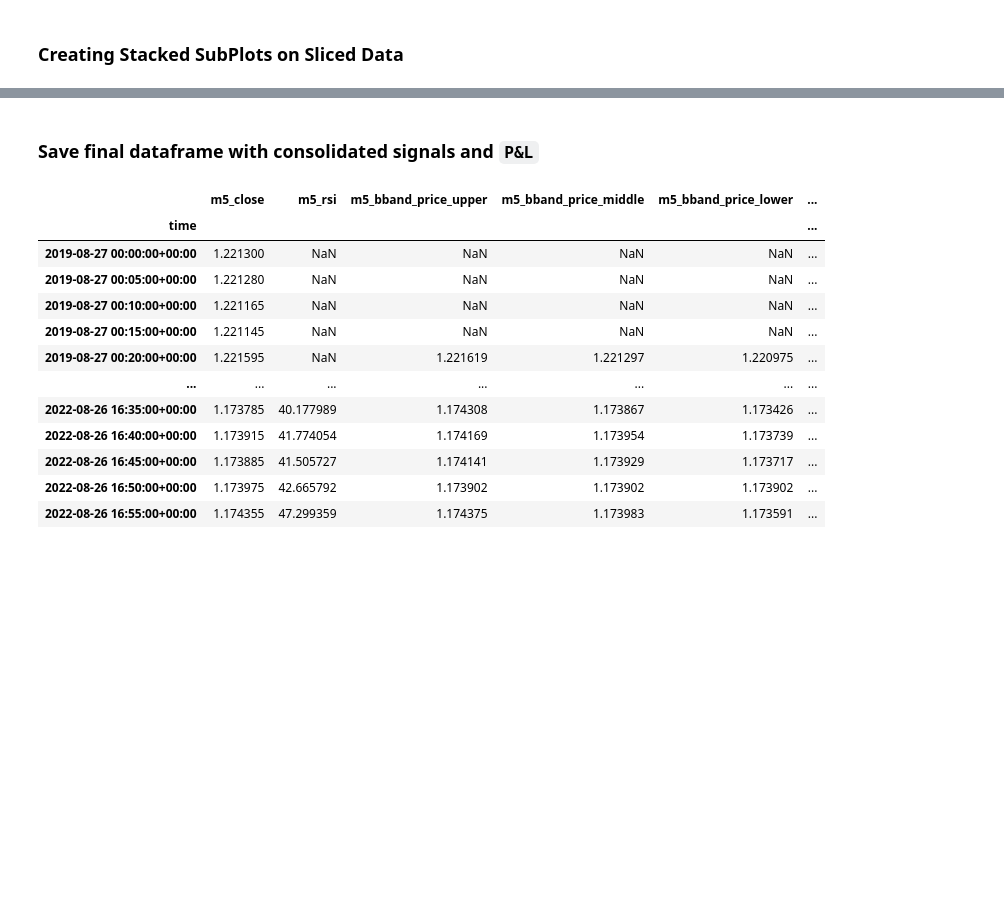
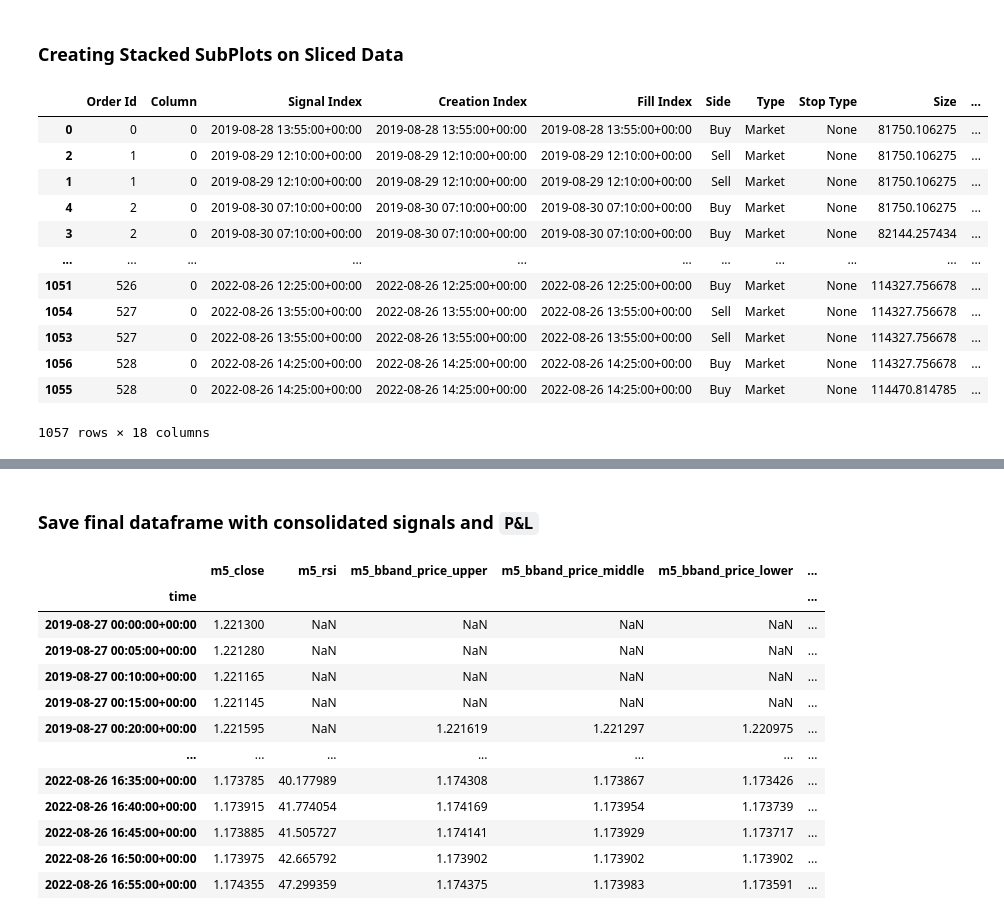
Before and after one commit to webclinic017/vbtpro_tuts_private, a Jupyter notebook: 1. Comprehensive_VectorBT_Basics_with_2BB_Strategy/Comprehensive_VectorBT_Basics_v2.1.ipynb, the cells around one changed output, grey strips where cells are left out. Saved outputs shown, nothing was run; the diff lists cells and outputs as text; code cells hidden in the pictures; blank space fills up the shorter version.

```diff
--- a/1. Comprehensive_VectorBT_Basics_with_2BB_Strategy/Comprehensive_VectorBT_Basics_v2.1.ipynb
+++ b/1. Comprehensive_VectorBT_Basics_with_2BB_Strategy/Comprehensive_VectorBT_Basics_v2.1.ipynb
@@ -601,3 +629,19 @@ def plot_strategy(slice_lower : str, slice_upper: str, df : pd.DataFrame , rsi :
+# %%
+pf_2_bb_custom.trade_history
+# %% [output]
+|  | Order Id | Column | Signal Index | Creation Index | Fill Index | Side | Type | Stop Type | Size | ... |
+| 0 | 0 | 0 | 2019-08-28 13:55:00+00:00 | 2019-08-28 13:55:00+00:00 | 2019-08-28 13:55:00+00:00 | Buy | Market | None | 81750.106275 | ... |
+| 2 | 1 | 0 | 2019-08-29 12:10:00+00:00 | 2019-08-29 12:10:00+00:00 | 2019-08-29 12:10:00+00:00 | Sell | Market | None | 81750.106275 | ... |
+| 1 | 1 | 0 | 2019-08-29 12:10:00+00:00 | 2019-08-29 12:10:00+00:00 | 2019-08-29 12:10:00+00:00 | Sell | Market | None | 81750.106275 | ... |
+| 4 | 2 | 0 | 2019-08-30 07:10:00+00:00 | 2019-08-30 07:10:00+00:00 | 2019-08-30 07:10:00+00:00 | Buy | Market | None | 81750.106275 | ... |
+| 3 | 2 | 0 | 2019-08-30 07:10:00+00:00 | 2019-08-30 07:10:00+00:00 | 2019-08-30 07:10:00+00:00 | Buy | Market | None | 82144.257434 | ... |
+| ... | ... | ... | ... | ... | ... | ... | ... | ... | ... | ... |
+| 1051 | 526 | 0 | 2022-08-26 12:25:00+00:00 | 2022-08-26 12:25:00+00:00 | 2022-08-26 12:25:00+00:00 | Buy | Market | None | 114327.756678 | ... |
+| 1054 | 527 | 0 | 2022-08-26 13:55:00+00:00 | 2022-08-26 13:55:00+00:00 | 2022-08-26 13:55:00+00:00 | Sell | Market | None | 114327.756678 | ... |
+| 1053 | 527 | 0 | 2022-08-26 13:55:00+00:00 | 2022-08-26 13:55:00+00:00 | 2022-08-26 13:55:00+00:00 | Sell | Market | None | 114327.756678 | ... |
+| 1056 | 528 | 0 | 2022-08-26 14:25:00+00:00 | 2022-08-26 14:25:00+00:00 | 2022-08-26 14:25:00+00:00 | Buy | Market | None | 114327.756678 | ... |
+| 1055 | 528 | 0 | 2022-08-26 14:25:00+00:00 | 2022-08-26 14:25:00+00:00 | 2022-08-26 14:25:00+00:00 | Buy | Market | None | 114470.814785 | ... |
+1057 rows × 18 columns
 # %%
 df_trades = pf_2_bb_custom.trades.records_readable
 df_trades
```
Also changed, not shown: parts of 27 cells of this notebook, 2 other files.
